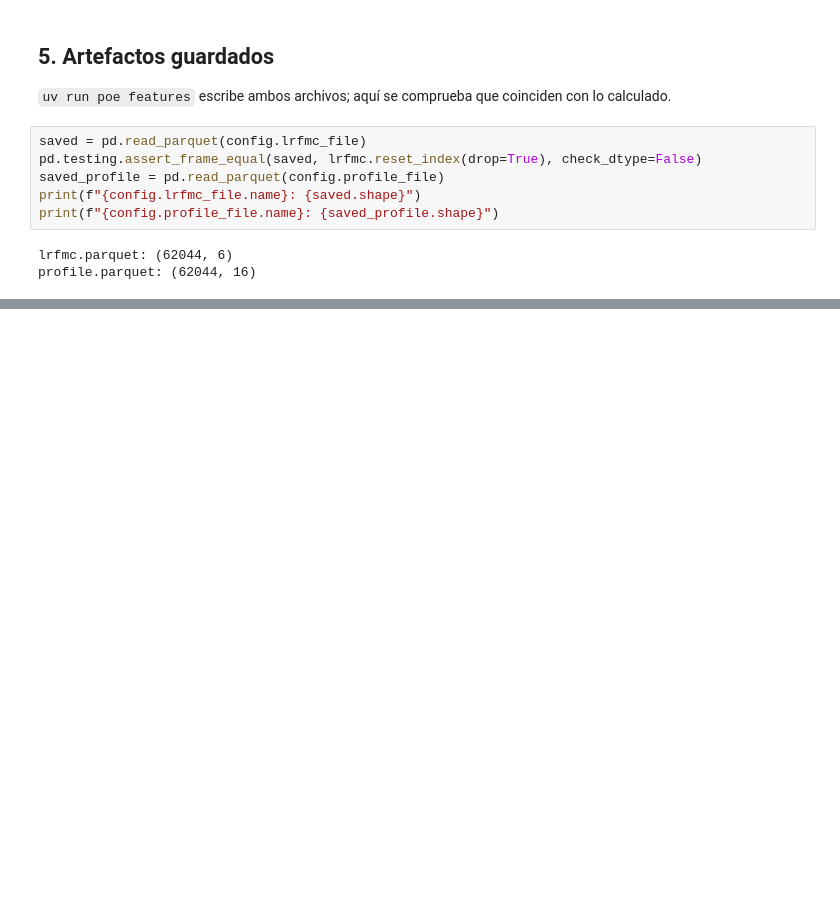
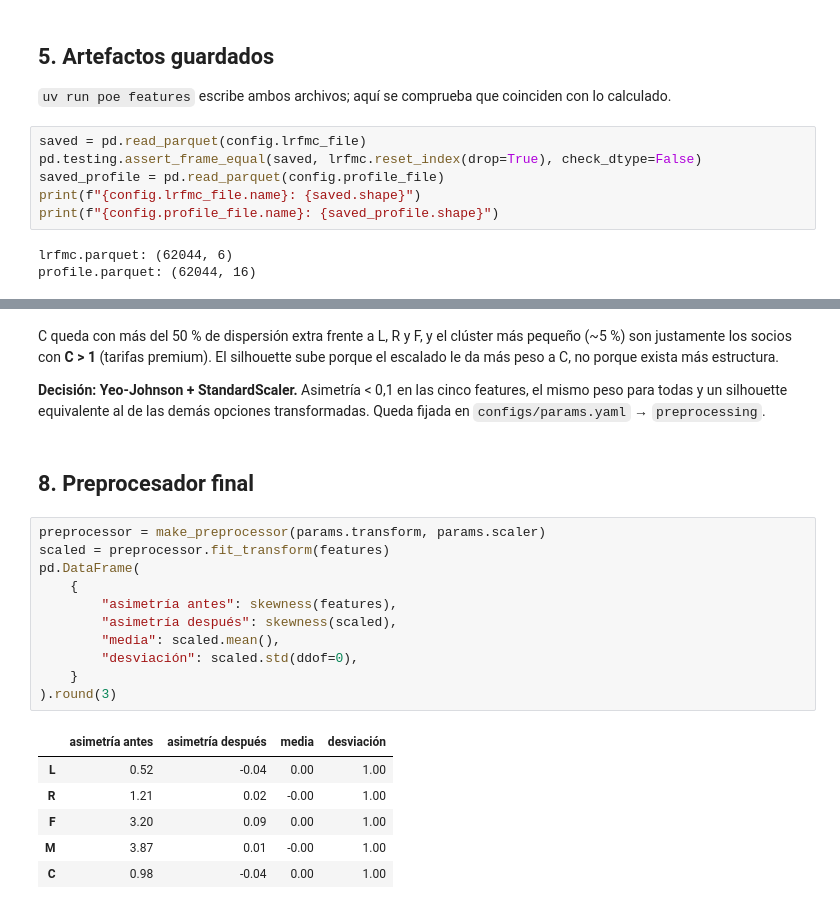
Before and after one commit to freddxvill/segmentacion-clientes-aerolinea, a Jupyter notebook: notebooks/03_features_y_transformacion.ipynb, the cells around one changed output, grey strips where cells are left out. Saved outputs shown, nothing was run; the diff lists cells and outputs as text; blank space fills up the shorter version.

```diff
--- a/notebooks/03_features_y_transformacion.ipynb
+++ b/notebooks/03_features_y_transformacion.ipynb
@@ -186,0 +263,28 @@ profile.parquet: (62044, 16)
+# %% [markdown]
+C queda con más del 50 % de dispersión extra frente a L, R y F, y el clúster más pequeño
+(~5 %) son justamente los socios con **C > 1** (tarifas premium). El silhouette sube porque el
+escalado le da más peso a C, no porque exista más estructura.
+
+**Decisión: Yeo-Johnson + StandardScaler.** Asimetría < 0,1 en las cinco features, el mismo peso
+para todas y un silhouette equivalente al de las demás opciones transformadas. Queda fijada en
+`configs/params.yaml` → `preprocessing`.
+# %% [markdown]
+## 8. Preprocesador final
+# %%
+preprocessor = make_preprocessor(params.transform, params.scaler)
+scaled = preprocessor.fit_transform(features)
+pd.DataFrame(
+    {
+        "asimetría antes": skewness(features),
+        "asimetría después": skewness(scaled),
+        "media": scaled.mean(),
+        "desviación": scaled.std(ddof=0),
+    }
+).round(3)
+# %% [output]
+|  | asimetría antes | asimetría después | media | desviación |
+| L | 0.52 | -0.04 | 0.00 | 1.00 |
+| R | 1.21 | 0.02 | -0.00 | 1.00 |
+| F | 3.20 | 0.09 | 0.00 | 1.00 |
+| M | 3.87 | 0.01 | -0.00 | 1.00 |
+| C | 0.98 | -0.04 | 0.00 | 1.00 |
```
Also changed, not shown: parts of 12 cells of this notebook, 14 other files.
